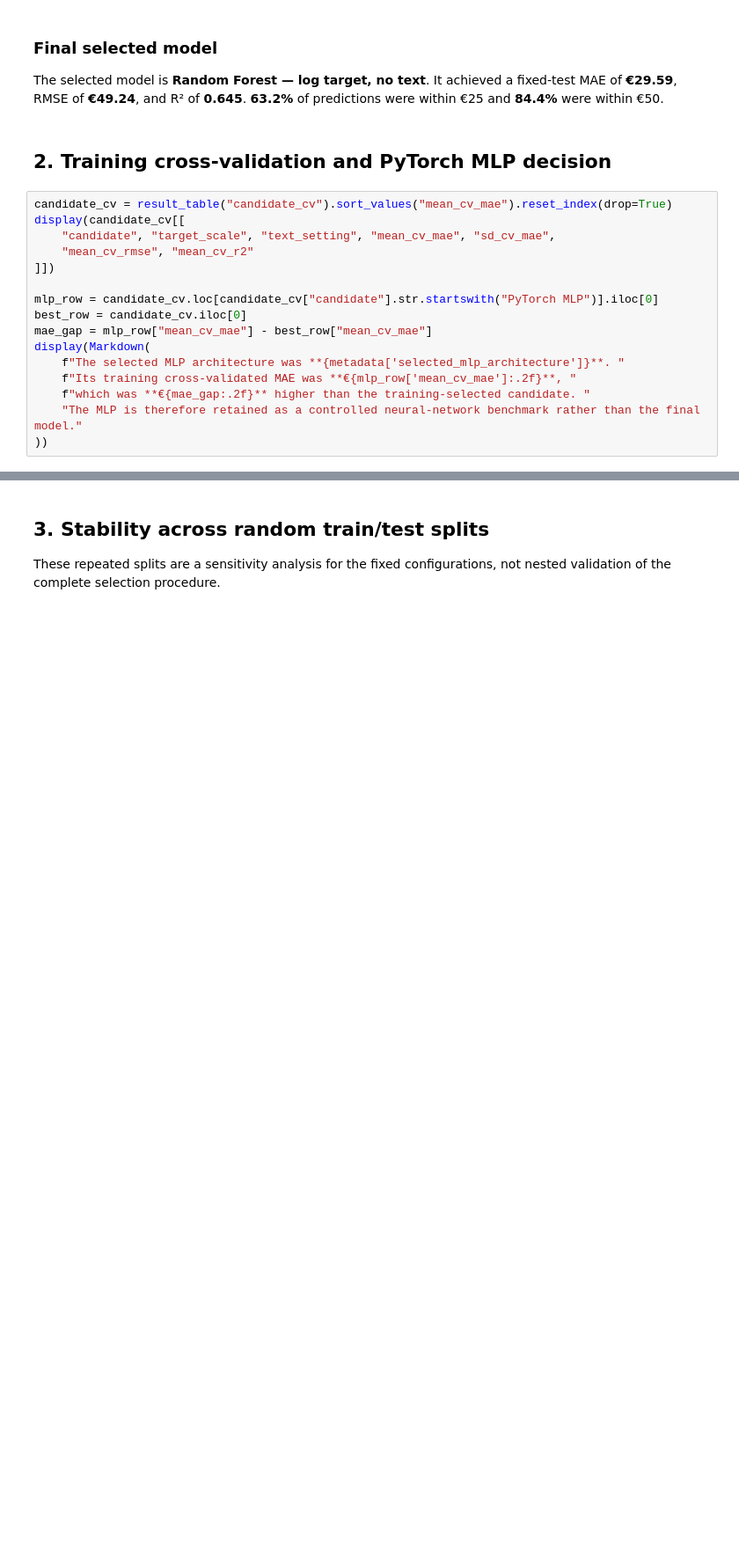
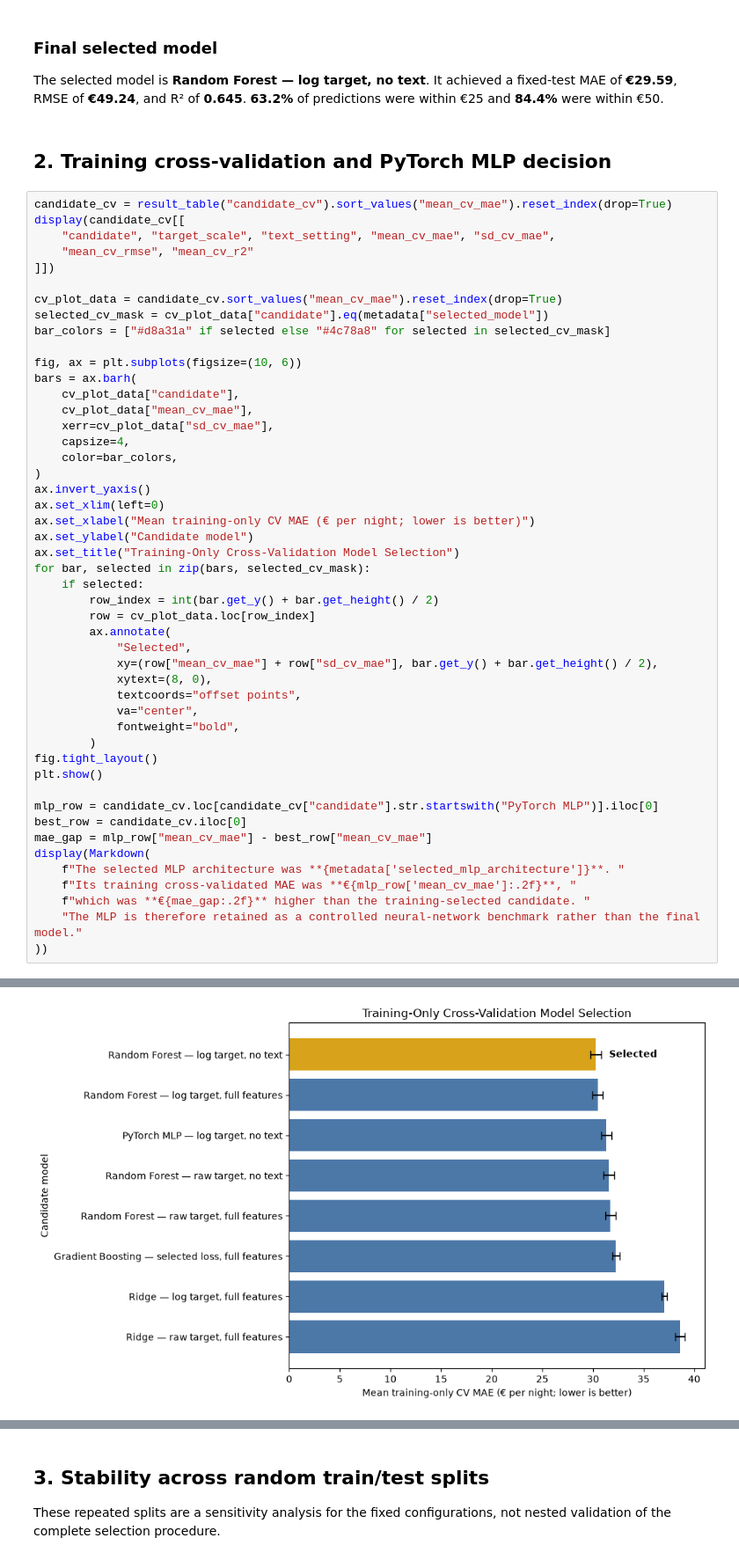
Before and after one commit to yazalj/airbnb-price-prediction-berlin, a Jupyter notebook: notebooks/04_final_results.ipynb, the cells around one changed output, grey strips where cells are left out. Shown at 88% size. Drawn from its saved outputs; the diff is of its cells as text; blank space fills up the shorter version.

```diff
--- a/notebooks/04_final_results.ipynb
+++ b/notebooks/04_final_results.ipynb
@@ -92,27 +92,60 @@ The selected model is **Random Forest — log target, no text**. It achieved a f
 # %%
 candidate_cv = result_table("candidate_cv").sort_values("mean_cv_mae").reset_index(drop=True)
 display(candidate_cv[[
     "candidate", "target_scale", "text_setting", "mean_cv_mae", "sd_cv_mae",
     "mean_cv_rmse", "mean_cv_r2"
 ]])
+
+cv_plot_data = candidate_cv.sort_values("mean_cv_mae").reset_index(drop=True)
+selected_cv_mask = cv_plot_data["candidate"].eq(metadata["selected_model"])
+bar_colors = ["#d8a31a" if selected else "#4c78a8" for selected in selected_cv_mask]
+
+fig, ax = plt.subplots(figsize=(10, 6))
+bars = ax.barh(
+    cv_plot_data["candidate"],
+    cv_plot_data["mean_cv_mae"],
+    xerr=cv_plot_data["sd_cv_mae"],
+    capsize=4,
+    color=bar_colors,
+)
+ax.invert_yaxis()
+ax.set_xlim(left=0)
+ax.set_xlabel("Mean training-only CV MAE (€ per night; lower is better)")
+ax.set_ylabel("Candidate model")
+ax.set_title("Training-Only Cross-Validation Model Selection")
+for bar, selected in zip(bars, selected_cv_mask):
+    if selected:
+        row_index = int(bar.get_y() + bar.get_height() / 2)
+        row = cv_plot_data.loc[row_index]
+        ax.annotate(
+            "Selected",
+            xy=(row["mean_cv_mae"] + row["sd_cv_mae"], bar.get_y() + bar.get_height() / 2),
+            xytext=(8, 0),
+            textcoords="offset points",
+            va="center",
+            fontweight="bold",
+        )
+fig.tight_layout()
+plt.show()
 
 mlp_row = candidate_cv.loc[candidate_cv["candidate"].str.startswith("PyTorch MLP")].iloc[0]
 best_row = candidate_cv.iloc[0]
 mae_gap = mlp_row["mean_cv_mae"] - best_row["mean_cv_mae"]
 display(Markdown(
     f"The selected MLP architecture was **{metadata['selected_mlp_architecture']}**. "
     f"Its training cross-validated MAE was **€{mlp_row['mean_cv_mae']:.2f}**, "
     f"which was **€{mae_gap:.2f}** higher than the training-selected candidate. "
     "The MLP is therefore retained as a controlled neural-network benchmark rather than the final model."
 ))
 # %% [output]
 |  | candidate | target_scale | text_setting | mean_cv_mae | sd_cv_mae | mean_cv_rmse | mean_cv_r2 |
 | 0 | Random Forest — log target, no text | log1p_price | without_text | 30.297 | 0.552 | 49.677 | 0.623 |
 | 1 | Random Forest — log target, full ... | log1p_price | with_text | 30.471 | 0.507 | 49.970 | 0.618 |
 | 2 | PyTorch MLP — log target, no text | log1p_price | without_text | 31.329 | 0.515 | 49.996 | 0.618 |
 | 3 | Random Forest — raw target, no text | raw_price | without_text | 31.570 | 0.520 | 49.004 | 0.633 |
 | 4 | Random Forest — raw target, full ... | raw_price | with_text | 31.714 | 0.499 | 49.146 | 0.631 |
 | 5 | Gradient Boosting — selected loss... | raw_price | with_text | 32.273 | 0.353 | 50.716 | 0.607 |
 | 6 | Ridge — log target, full features | log1p_price | with_text | 37.043 | 0.249 | 58.786 | 0.472 |
 | 7 | Ridge — raw target, full features | raw_price | with_text | 38.597 | 0.489 | 56.258 | 0.516 |
+[figure, added]
 The selected MLP architecture was **PyTorch MLP 128-64-32**. Its training cross-validated MAE was **€31.33**, which was **€1.03** higher than the training-selected candidate. The MLP is therefore retained as a controlled neural-network benchmark rather than the final model.
```
Also changed, not shown: parts of 4 cells of this notebook, 3 other files.
